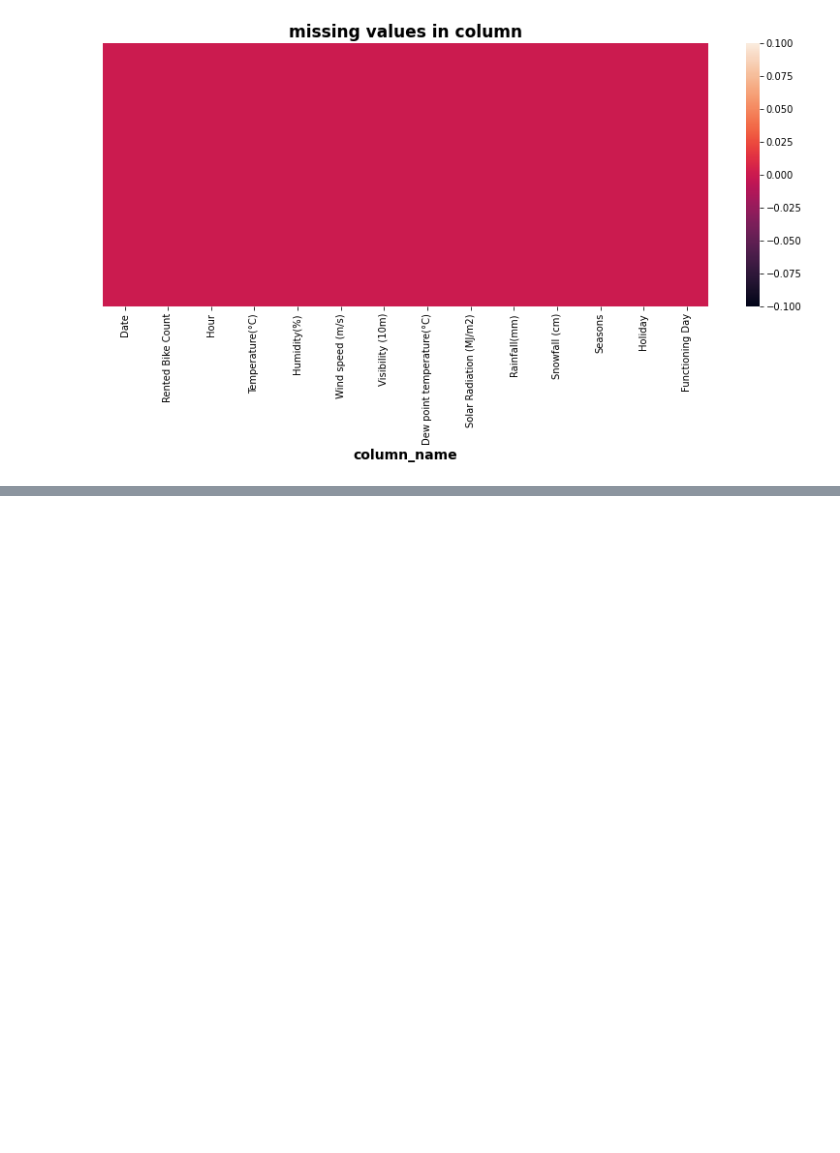
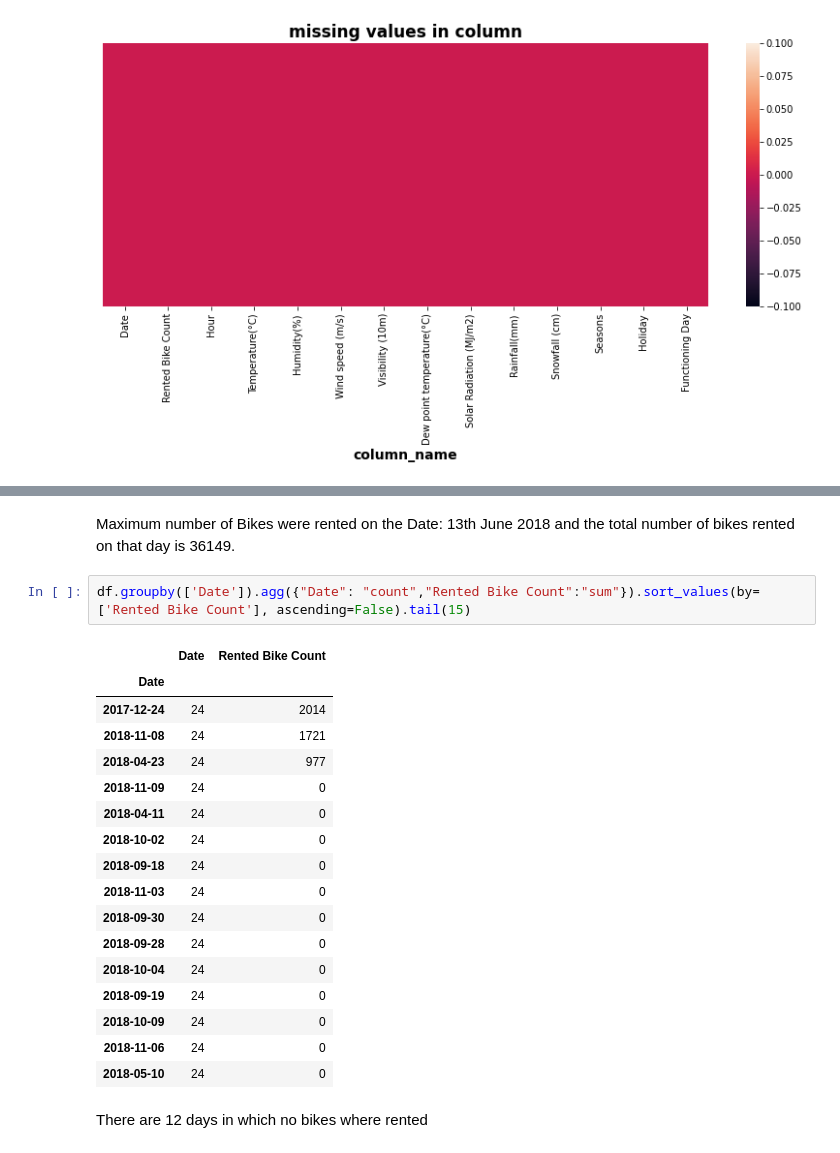
Before and after one commit to Nakulpradeep94/Bike_Sharing_demand_prediction, a Jupyter notebook: Bike_Sharing_Demand_Prediction_Capstone_Project.ipynb, the cells around one changed output, grey strips where cells are left out. Drawn from its saved outputs; the diff is of its cells as text; blank space fills up the shorter version.

```diff
--- a/Bike_Sharing_Demand_Prediction_Capstone_Project.ipynb
+++ b/Bike_Sharing_Demand_Prediction_Capstone_Project.ipynb
@@ -227,0 +291,24 @@ ValueError: ignored
+# %% [markdown]
+Maximum number of Bikes were rented on the Date: 13th June 2018 and the total number of bikes rented on that day is 36149.
+# %%
+df.groupby(['Date']).agg({"Date": "count","Rented Bike Count":"sum"}).sort_values(by=['Rented Bike Count'], ascending=False).tail(15)
+# %% [output]
+|  | Date | Rented Bike Count |
+| Date |  |  |
+| 2017-12-24 | 24 | 2014 |
+| 2018-11-08 | 24 | 1721 |
+| 2018-04-23 | 24 | 977 |
+| 2018-11-09 | 24 | 0 |
+| 2018-04-11 | 24 | 0 |
+| 2018-10-02 | 24 | 0 |
+| 2018-09-18 | 24 | 0 |
+| 2018-11-03 | 24 | 0 |
+| 2018-09-30 | 24 | 0 |
+| 2018-09-28 | 24 | 0 |
+| 2018-10-04 | 24 | 0 |
+| 2018-09-19 | 24 | 0 |
+| 2018-10-09 | 24 | 0 |
+| 2018-11-06 | 24 | 0 |
+| 2018-05-10 | 24 | 0 |
+# %% [markdown]
+There are 12 days  in which no bikes where rented
```
Also changed, not shown: parts of 11 cells of this notebook.
